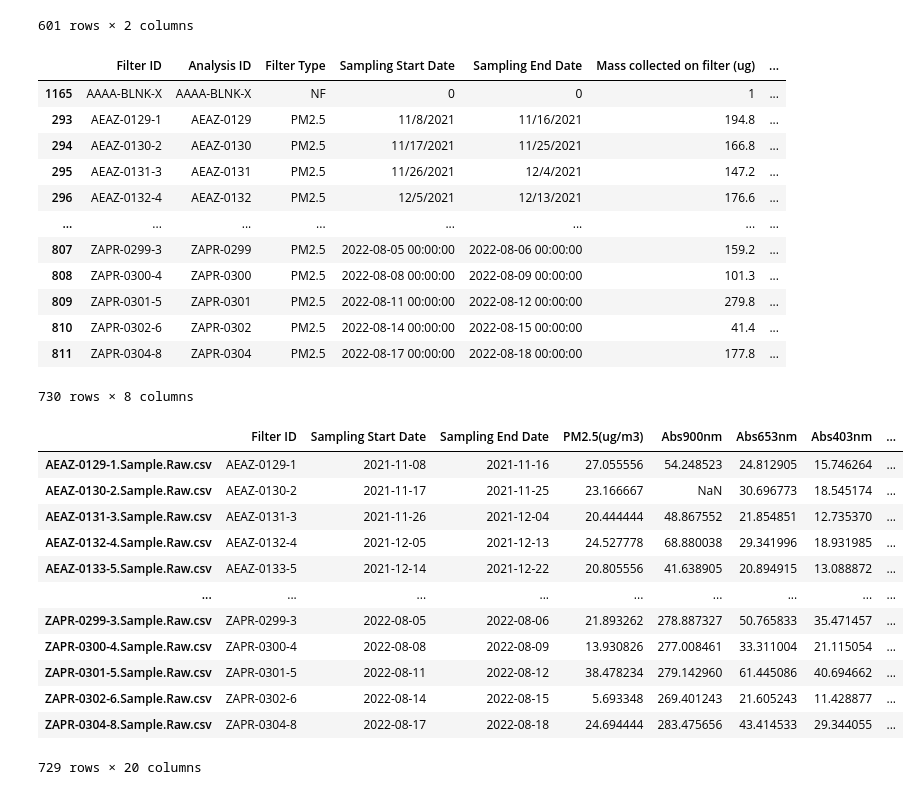
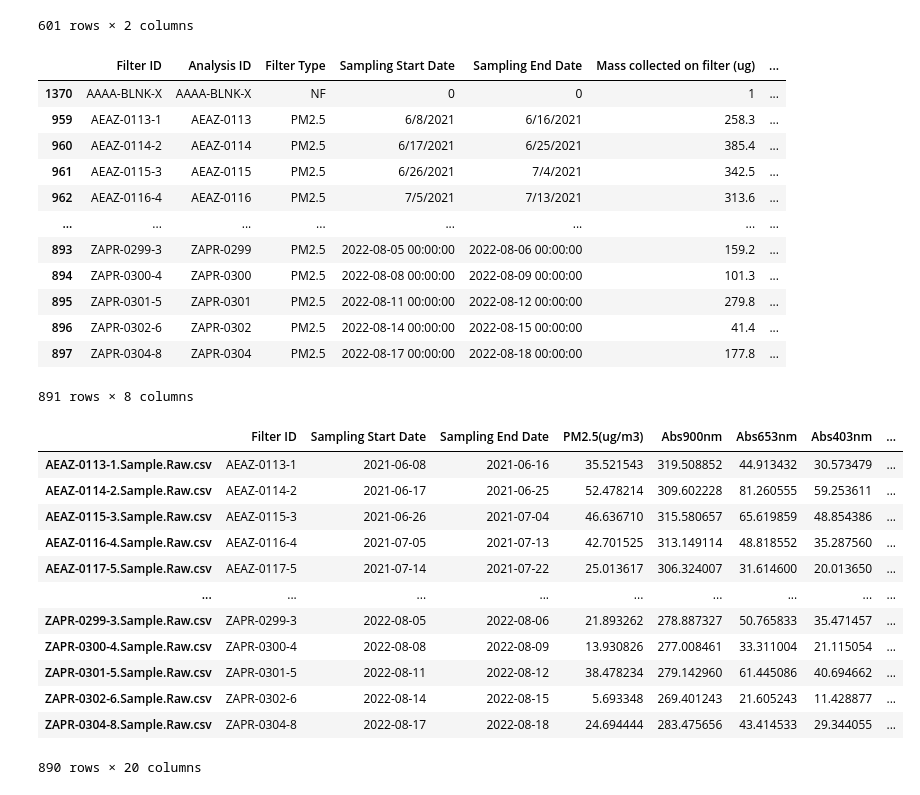
Before and after one commit to joshinkumar/SPARTAN-Filters-UV-VIS-Data-Analysis-Python-Code, a Jupyter notebook: SPARTAN_UVVis_Data_Analysis_Code.ipynb, the cells around one changed output. Cells and saved outputs as stored; diff of their text form; code cells hidden in the pictures.

```diff
--- a/SPARTAN_UVVis_Data_Analysis_Code.ipynb
+++ b/SPARTAN_UVVis_Data_Analysis_Code.ipynb
@@ -8,7 +8,7 @@ import pandas as pd
 import numpy as np
 
 # set the directory path where the Excel files are located
-Metadata_directory_path = r'C:\Users\joshi\Desktop\SPARTAN Meeting 2023\Analysis-10May2023\ALL PM2.5\Metadata'
+Metadata_directory_path = r'C:\Users\joshi\Desktop\SPARTAN Meeting 2023\Analysis-10May2023\ALL Metadata'
 
 # initialize an empty list to store the dataframes
 dataframes = []
@@ -319,18 +319,18 @@ combined_df_PM25_filtered = combined_df_PM25_filtered.sort_values(by=['Filter ID
 combined_df_PM25_filtered
 # %% [output]
 |  | Filter ID | Analysis ID | Filter Type | Sampling Start Date | Sampling End Date | Mass collected on filter (ug) | ... |
-| 1165 | AAAA-BLNK-X | AAAA-BLNK-X | NF | 0 | 0 | 1 | ... |
-| 293 | AEAZ-0129-1 | AEAZ-0129 | PM2.5 | 11/8/2021 | 11/16/2021 | 194.8 | ... |
-| 294 | AEAZ-0130-2 | AEAZ-0130 | PM2.5 | 11/17/2021 | 11/25/2021 | 166.8 | ... |
-| 295 | AEAZ-0131-3 | AEAZ-0131 | PM2.5 | 11/26/2021 | 12/4/2021 | 147.2 | ... |
-| 296 | AEAZ-0132-4 | AEAZ-0132 | PM2.5 | 12/5/2021 | 12/13/2021 | 176.6 | ... |
+| 1370 | AAAA-BLNK-X | AAAA-BLNK-X | NF | 0 | 0 | 1 | ... |
+| 959 | AEAZ-0113-1 | AEAZ-0113 | PM2.5 | 6/8/2021 | 6/16/2021 | 258.3 | ... |
+| 960 | AEAZ-0114-2 | AEAZ-0114 | PM2.5 | 6/17/2021 | 6/25/2021 | 385.4 | ... |
+| 961 | AEAZ-0115-3 | AEAZ-0115 | PM2.5 | 6/26/2021 | 7/4/2021 | 342.5 | ... |
+| 962 | AEAZ-0116-4 | AEAZ-0116 | PM2.5 | 7/5/2021 | 7/13/2021 | 313.6 | ... |
 | ... | ... | ... | ... | ... | ... | ... | ... |
-| 807 | ZAPR-0299-3 | ZAPR-0299 | PM2.5 | 2022-08-05 00:00:00 | 2022-08-06 00:00:00 | 159.2 | ... |
-| 808 | ZAPR-0300-4 | ZAPR-0300 | PM2.5 | 2022-08-08 00:00:00 | 2022-08-09 00:00:00 | 101.3 | ... |
-| 809 | ZAPR-0301-5 | ZAPR-0301 | PM2.5 | 2022-08-11 00:00:00 | 2022-08-12 00:00:00 | 279.8 | ... |
-| 810 | ZAPR-0302-6 | ZAPR-0302 | PM2.5 | 2022-08-14 00:00:00 | 2022-08-15 00:00:00 | 41.4 | ... |
-| 811 | ZAPR-0304-8 | ZAPR-0304 | PM2.5 | 2022-08-17 00:00:00 | 2022-08-18 00:00:00 | 177.8 | ... |
+| 893 | ZAPR-0299-3 | ZAPR-0299 | PM2.5 | 2022-08-05 00:00:00 | 2022-08-06 00:00:00 | 159.2 | ... |
+| 894 | ZAPR-0300-4 | ZAPR-0300 | PM2.5 | 2022-08-08 00:00:00 | 2022-08-09 00:00:00 | 101.3 | ... |
+| 895 | ZAPR-0301-5 | ZAPR-0301 | PM2.5 | 2022-08-11 00:00:00 | 2022-08-12 00:00:00 | 279.8 | ... |
+| 896 | ZAPR-0302-6 | ZAPR-0302 | PM2.5 | 2022-08-14 00:00:00 | 2022-08-15 00:00:00 | 41.4 | ... |
+| 897 | ZAPR-0304-8 | ZAPR-0304 | PM2.5 | 2022-08-17 00:00:00 | 2022-08-18 00:00:00 | 177.8 | ... |
-730 rows × 8 columns
+891 rows × 8 columns
 # %%
 # Save the combined_df_PM25_filtered to ALL PM2.5.xlsx
 import pandas as pd
@@ -421,7 +421,7 @@ ODs = np.log((1-Ref_r_value)/Ref_t_value)
 ODs = np.abs(ODs)
 
 ##FilterChangeReq
-Path3 = str(r'C:\Users\joshi\Desktop\SPARTAN Meeting 2023\Analysis-10May2023\ALL PM2.5')
+Path3 = str(r'C:\Users\joshi\Desktop\SPARTAN Meeting 2023\Analysis-10May2023\Results')
 Mass = pd.read_excel(Path3 +"\\"+ 'ALL PM2.5.xlsx') # Mass data has been provided by Brenna. Please check her email for relevant files
 Mass_r = Mass.to_numpy()
 
@@ -493,42 +493,42 @@ Analysis['AAE(653,403)'] = -1*np.log(Analysis['Abs653nm']/Analysis['Abs403nm'])/
 
 
 Analysis.drop(labels=blank_data_files, inplace=True)
 
 
 Analysis['Location ID'] = Analysis['Filter ID'].str[:4]
 
 import datetime
 Analysis['Month'] = pd.to_datetime(Analysis['Sampling Start Date']).dt.strftime("%B")
 Analysis['Year'] = pd.to_datetime(Analysis['Sampling Start Date']).dt.strftime("%Y")
 
 Analysis['Sampling Start Date'] = pd.to_datetime(Analysis['Sampling Start Date']).dt.date
 # Analysis['Sampling End Date'] = pd.to_datetime(Analysis['Sampling End Date']).dt.date
 
 ############ INSTEAD OF THE COMMENTED LINE ABOVE (To accomodate 29th Feb error-less-ly)
 # convert 'Sampling End Date' column to datetime type
 Analysis['Sampling End Date'] = pd.to_datetime(Analysis['Sampling End Date'], errors='coerce')
 # find the rows where the date is 29th Feb
 mask = (Analysis['Sampling End Date'].dt.day == 29) & (Analysis['Sampling End Date'].dt.month == 2)
 # add 1 day to these dates
 Analysis.loc[mask, 'Sampling End Date'] += pd.offsets.Day(1)
 # convert 'Sampling End Date' column to date type
 Analysis['Sampling End Date'] = Analysis['Sampling End Date'].dt.date
 ############
 
 
 Analysis.to_excel(excel_writer=r'C:\Users\joshi\Desktop\SPARTAN Meeting 2023\Analysis-10May2023\Results\Analysis_ALL.xlsx')
 Analysis
 # %% [output]
 |  | Filter ID | Sampling Start Date | Sampling End Date | PM2.5(ug/m3) | Abs900nm | Abs653nm | Abs403nm | ... |
-| AEAZ-0129-1.Sample.Raw.csv | AEAZ-0129-1 | 2021-11-08 | 2021-11-16 | 27.055556 | 54.248523 | 24.812905 | 15.746264 | ... |
-| AEAZ-0130-2.Sample.Raw.csv | AEAZ-0130-2 | 2021-11-17 | 2021-11-25 | 23.166667 | NaN | 30.696773 | 18.545174 | ... |
-| AEAZ-0131-3.Sample.Raw.csv | AEAZ-0131-3 | 2021-11-26 | 2021-12-04 | 20.444444 | 48.867552 | 21.854851 | 12.735370 | ... |
-| AEAZ-0132-4.Sample.Raw.csv | AEAZ-0132-4 | 2021-12-05 | 2021-12-13 | 24.527778 | 68.880038 | 29.341996 | 18.931985 | ... |
-| AEAZ-0133-5.Sample.Raw.csv | AEAZ-0133-5 | 2021-12-14 | 2021-12-22 | 20.805556 | 41.638905 | 20.894915 | 13.088872 | ... |
+| AEAZ-0113-1.Sample.Raw.csv | AEAZ-0113-1 | 2021-06-08 | 2021-06-16 | 35.521543 | 319.508852 | 44.913432 | 30.573479 | ... |
+| AEAZ-0114-2.Sample.Raw.csv | AEAZ-0114-2 | 2021-06-17 | 2021-06-25 | 52.478214 | 309.602228 | 81.260555 | 59.253611 | ... |
+| AEAZ-0115-3.Sample.Raw.csv | AEAZ-0115-3 | 2021-06-26 | 2021-07-04 | 46.636710 | 315.580657 | 65.619859 | 48.854386 | ... |
+| AEAZ-0116-4.Sample.Raw.csv | AEAZ-0116-4 | 2021-07-05 | 2021-07-13 | 42.701525 | 313.149114 | 48.818552 | 35.287560 | ... |
+| AEAZ-0117-5.Sample.Raw.csv | AEAZ-0117-5 | 2021-07-14 | 2021-07-22 | 25.013617 | 306.324007 | 31.614600 | 20.013650 | ... |
 | ... | ... | ... | ... | ... | ... | ... | ... | ... |
 | ZAPR-0299-3.Sample.Raw.csv | ZAPR-0299-3 | 2022-08-05 | 2022-08-06 | 21.893262 | 278.887327 | 50.765833 | 35.471457 | ... |
 | ZAPR-0300-4.Sample.Raw.csv | ZAPR-0300-4 | 2022-08-08 | 2022-08-09 | 13.930826 | 277.008461 | 33.311004 | 21.115054 | ... |
 | ZAPR-0301-5.Sample.Raw.csv | ZAPR-0301-5 | 2022-08-11 | 2022-08-12 | 38.478234 | 279.142960 | 61.445086 | 40.694662 | ... |
 | ZAPR-0302-6.Sample.Raw.csv | ZAPR-0302-6 | 2022-08-14 | 2022-08-15 | 5.693348 | 269.401243 | 21.605243 | 11.428877 | ... |
 | ZAPR-0304-8.Sample.Raw.csv | ZAPR-0304-8 | 2022-08-17 | 2022-08-18 | 24.694444 | 283.475656 | 43.414533 | 29.344055 | ... |
-729 rows × 20 columns
+890 rows × 20 columns
```
Also changed, not shown: parts of 3 cells of this notebook.
